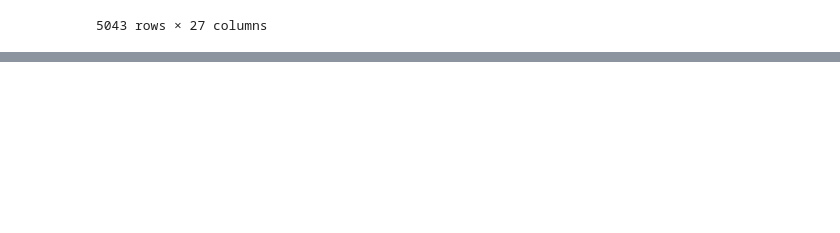
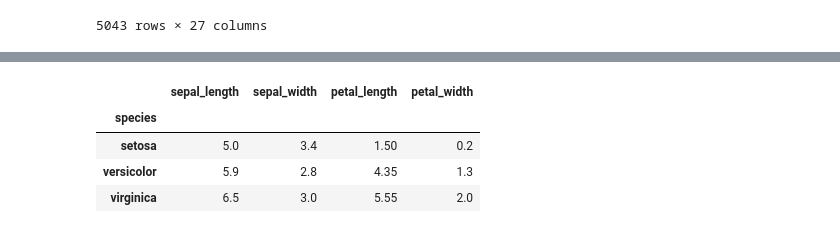
Before and after one commit to LukaszT7/15122018, a Jupyter notebook: 15122018.ipynb, the cells around one changed output, grey strips where cells are left out. Cells and saved outputs as stored; diff of their text form; code cells hidden in the pictures; blank space fills up the shorter version.

```diff
--- a/15122018.ipynb
+++ b/15122018.ipynb
@@ -295,0 +302,8 @@ df.set_index('title_year')
+# %%
+df.groupby('species').median()
+# %% [output]
+|  | sepal_length | sepal_width | petal_length | petal_width |
+| species |  |  |  |  |
+| setosa | 5.0 | 3.4 | 1.50 | 0.2 |
+| versicolor | 5.9 | 2.8 | 4.35 | 1.3 |
+| virginica | 6.5 | 3.0 | 5.55 | 2.0 |
```
Also changed, not shown: parts of 12 cells of this notebook, 6 other files.
